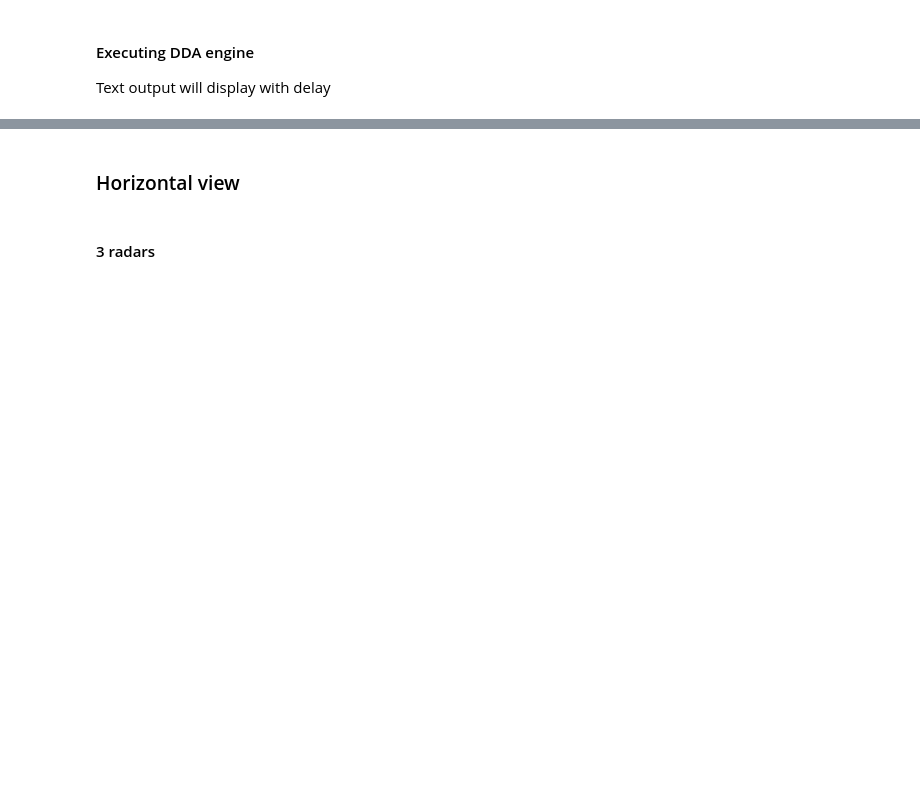
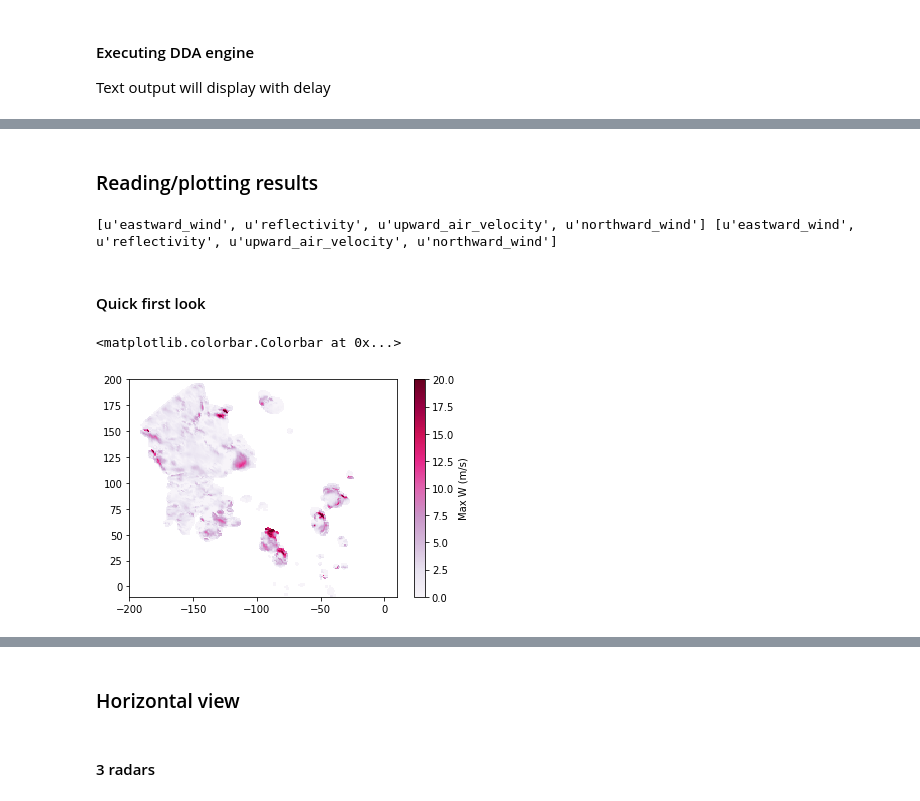
Before and after one commit to cclopes/soschuva_hail, a Jupyter notebook: MultiDoppler_Processing/multidop_cases.ipynb, the cells around one changed output, grey strips where cells are left out. Cells and saved outputs as stored; diff of their text form; code cells hidden in the pictures; blank space fills up the shorter version.

```diff
--- a/MultiDoppler_Processing/multidop_cases.ipynb
+++ b/MultiDoppler_Processing/multidop_cases.ipynb
@@ -586,0 +371,18 @@ plt.ylabel('Distance north of CTH (km)')
+# %% [markdown]
+### Reading/plotting results
+# %%
+grid_2rad = pyart.io.read_grid('case_20171115_cf_2rad.nc')
+grid_3rad = pyart.io.read_grid('case_20171115_cf_3rad.nc')
+print(grid_2rad.fields.keys(), grid_3rad.fields.keys())
+# %% [output]
+[u'eastward_wind', u'reflectivity', u'upward_air_velocity', u'northward_wind'] [u'eastward_wind', u'reflectivity', u'upward_air_velocity', u'northward_wind']
+# %% [markdown]
+#### Quick first look
+# %%
+cs = plt.pcolormesh(0.001*grid_3rad.x['data'], 0.001*grid_3rad.y['data'],
+                    np.amax(grid_3rad.fields['upward_air_velocity']['data'], axis=0),
+                    vmin=0, vmax=20, cmap='PuRd')
+plt.colorbar(cs, label='Max W (m/s)')
+# %% [output]
+<matplotlib.colorbar.Colorbar at 0x...>
+[figure, added]
```
Also changed, not shown: parts of 66 cells of this notebook, 13 other files.
